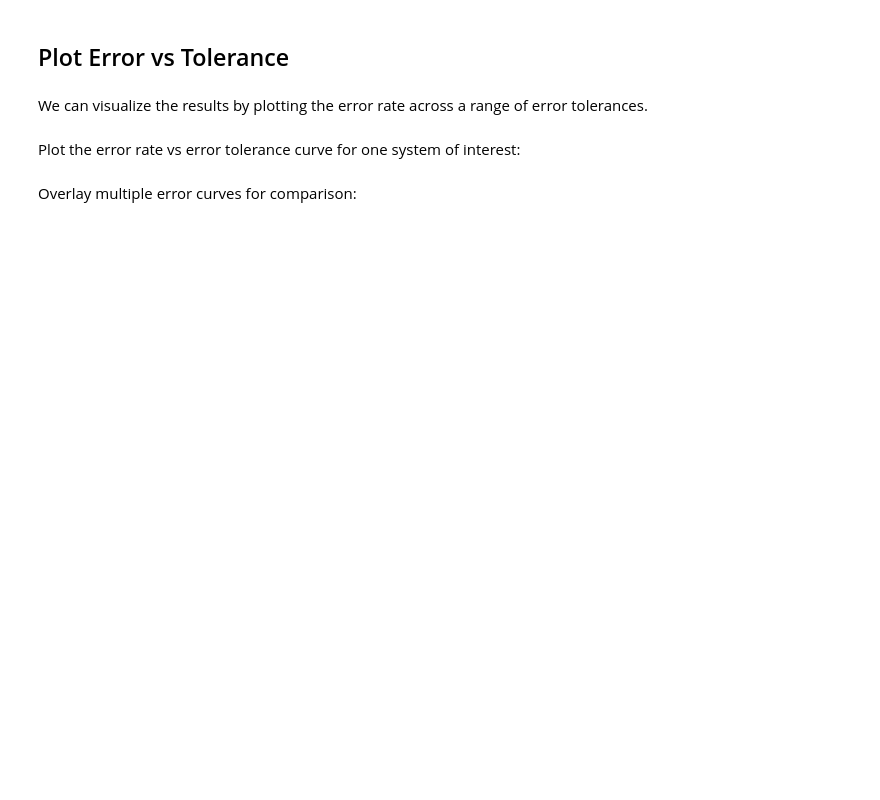
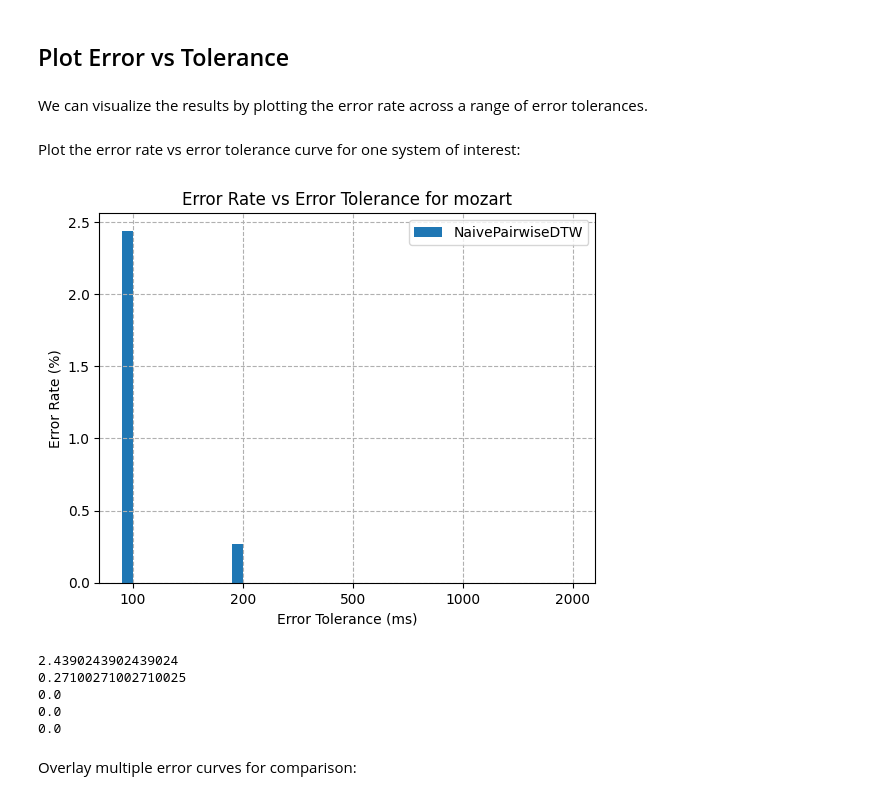
Before and after one commit to HMC-MIR/PianoConcertoAccompaniment, a Jupyter notebook: 04_Evaluate.ipynb, the cells around one changed output. Drawn from its saved outputs; the diff is of its cells as text; code cells hidden in the pictures; blank space fills up the shorter version.

Commit message:
added filter by piece

```diff
--- a/04_Evaluate.ipynb
+++ b/04_Evaluate.ipynb
@@ -23,12 +30,15 @@ First we calculate the alignment errors of a given system on all evaluated measu
 # %%
 systems = ['NaivePairwiseDTW','NOA', 'MATCH']
-system_idx = 1 # change
+system_idx = 0 # change
 modes = ['constant', 'random', 'continuous']
-mode_idx = 0 # change
+mode_idx = 2 # change
 exp_dir = f'experiments/{modes[mode_idx]}/{systems[system_idx]}'
 scenarios_dir = f'scenarios/{modes[mode_idx]}'
-tsm = False # change
+tsm = True # change
 eval_dir = f'eval{"_tsm" if tsm else ""}/' + exp_dir[12:]
 lag = 0 # change
-print(f"Evaluating {exp_dir}, saving to {eval_dir}")
-eval_tools.calcAlignErrors_batch(exp_dir, scenarios_dir, eval_dir, '', tsm = tsm, lag = lag)
+
+# Optional: Filter by composer/piece (e.g., 'bach', 'beeth', 'mozart', 'rach', 'chopin')
+# Set to None to evaluate all pieces
+piece_filter = "mozart"  # Change this to filter by composer (e.g., piece_filter = 'bach')
+eval_tools.calcAlignErrors_batch(exp_dir, scenarios_dir, eval_dir, '', tsm = tsm, lag = lag, piece_filter = piece_filter)
@@ -37,7 +59,7 @@ eval_tools.calcAlignErrors_batch(exp_dir, scenarios_dir, eval_dir, '', tsm = tsm
 # %% [markdown]
 We can visualize the results by plotting the error rate across a range of error tolerances.
 # %%
-def plotErrorVsTolerance(eval_dirs, maxTol, savefile = None, style='bar', bar_tols=[100, 200, 500, 1000, 2000]):
+def plotErrorVsTolerance(eval_dirs, maxTol, savefile = None, style='bar', bar_tols=[100, 200, 500, 1000, 2000], piece_filter=None):
     '''
     Plots the error rate across a range of error tolerances.
 
@@ -84,6 +106,10 @@ def plotErrorVsTolerance(eval_dirs, maxTol, savefile = None, style='bar', bar_to
     plt.xlabel('Error Tolerance (ms)')
     plt.legend([os.path.basename(eval_dir) for eval_dir in eval_dirs])
     plt.grid(linestyle='--')
+    if piece_filter is not None:
+        plt.title(f'Error Rate vs Error Tolerance for {piece_filter}')
+    else:
+        pass
     plt.show()
     if savefile:
         plt.savefig(savefile)
@@ -94,10 +120,17 @@ Plot the error rate vs error tolerance curve for one system of interest:
 # %%
 maxTol = 5000 # in milliseconds
 tsm = False
 eval_dir = f'eval{"_tsm" if tsm else ""}/{modes[mode_idx]}/{systems[system_idx]}'
-errRates_list, tols = plotErrorVsTolerance([eval_dir], maxTol, savefile=False)
+errRates_list, tols = plotErrorVsTolerance([eval_dir], maxTol, savefile=False, piece_filter=piece_filter)
 for i in [100,200,500,1000,2000]:
     print(errRates_list[0][i]*100.0)
+# %% [output]
+[figure, added]
+2.4390243902439024
+0.27100271002710025
+0.0
+0.0
+0.0
 # %% [markdown]
 Overlay multiple error curves for comparison:
 # %%
```
Also changed, not shown: parts of 3 cells of this notebook, 1 other file.
